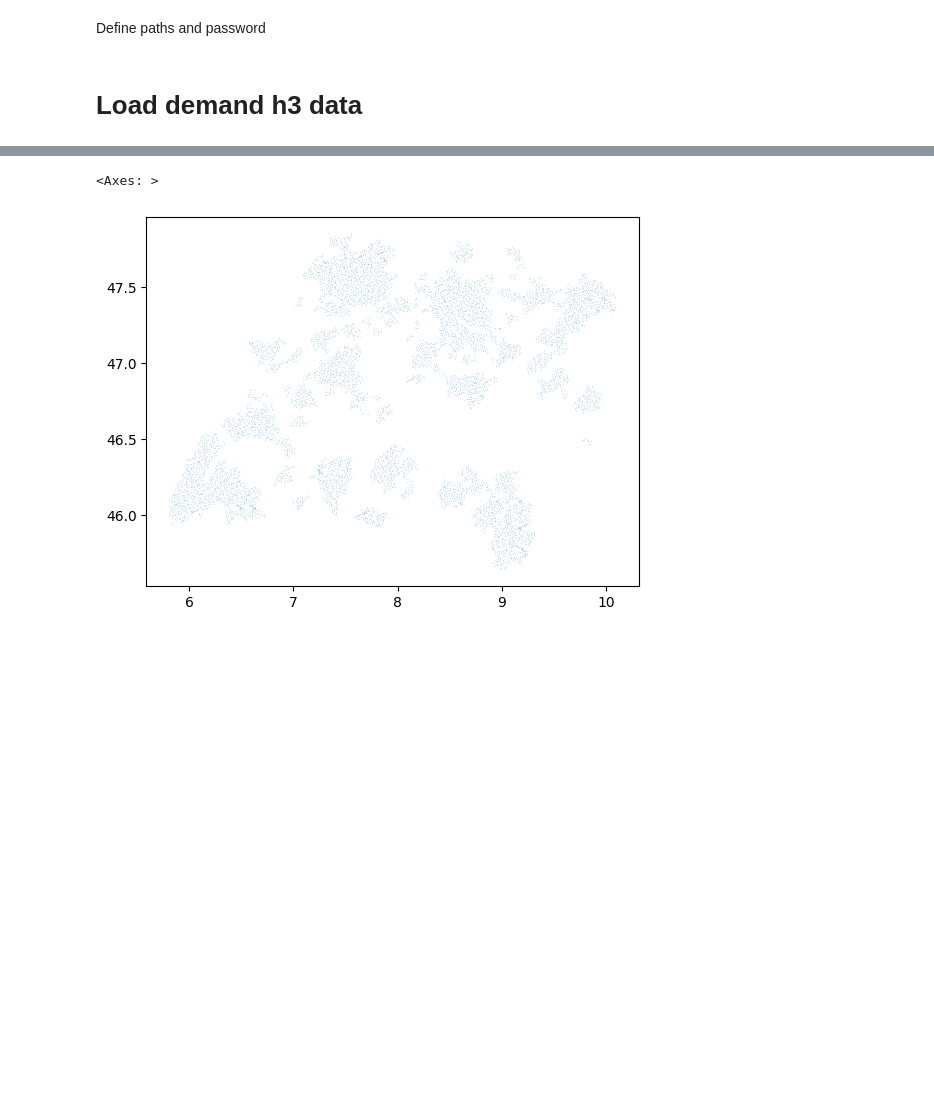
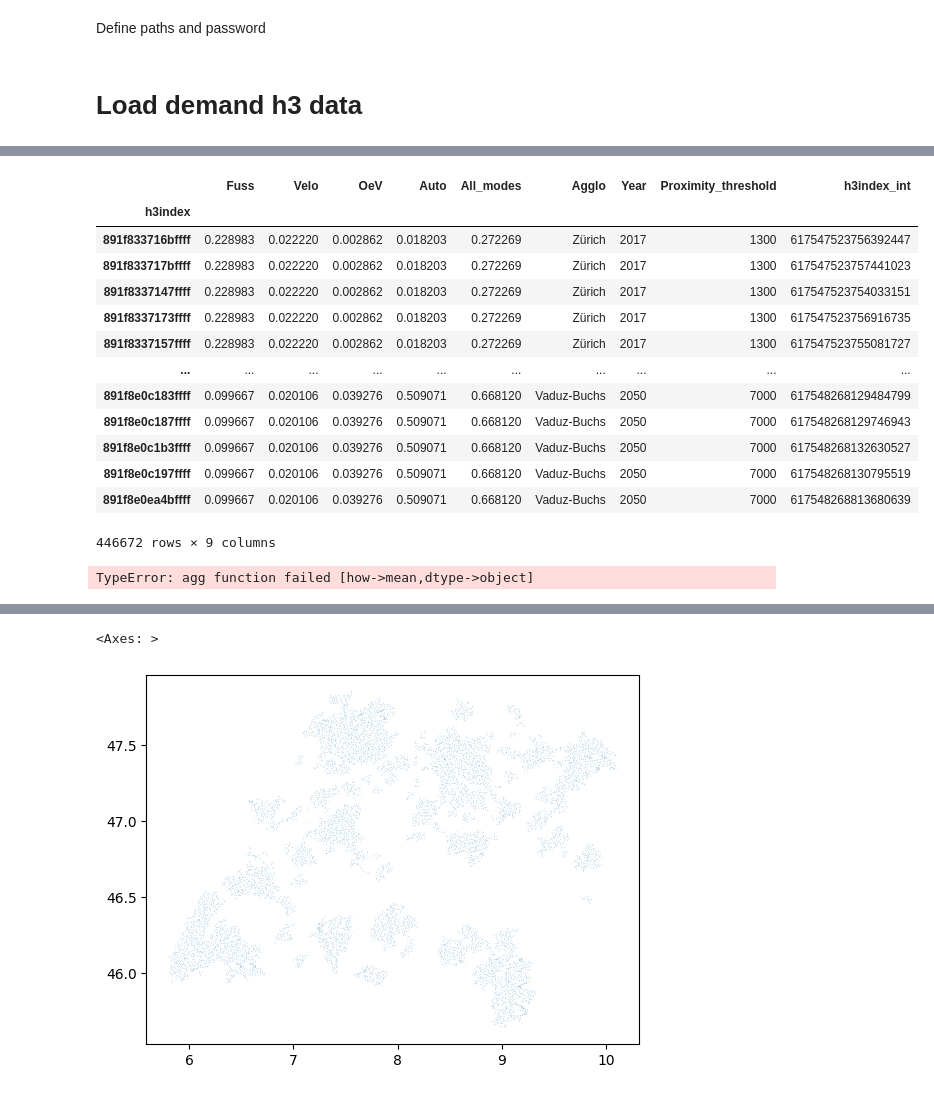
Before and after one commit to EPFL-ENAC/LASUR-swiss-proximity, a Jupyter notebook: data_processing/processing.ipynb, the cells around one changed output, grey strips where cells are left out. Saved outputs shown, nothing was run; the diff lists cells and outputs as text; code cells hidden in the pictures; blank space fills up the shorter version.

```diff
--- a/data_processing/processing.ipynb
+++ b/data_processing/processing.ipynb
@@ -42,3 +49,24 @@ df
+# %%
+df[(df["All_modes"] != 0 )| (df["Fuss"] != 0)]
+# %% [output]
+|  | Fuss | Velo | OeV | Auto | All_modes | Agglo | Year | Proximity_threshold | h3index_int |
+| h3index |  |  |  |  |  |  |  |  |  |
+| 891f833716bffff | 0.228983 | 0.022220 | 0.002862 | 0.018203 | 0.272269 | Zürich | 2017 | 1300 | 617547523756392447 |
+| 891f833717bffff | 0.228983 | 0.022220 | 0.002862 | 0.018203 | 0.272269 | Zürich | 2017 | 1300 | 617547523757441023 |
+| 891f8337147ffff | 0.228983 | 0.022220 | 0.002862 | 0.018203 | 0.272269 | Zürich | 2017 | 1300 | 617547523754033151 |
+| 891f8337173ffff | 0.228983 | 0.022220 | 0.002862 | 0.018203 | 0.272269 | Zürich | 2017 | 1300 | 617547523756916735 |
+| 891f8337157ffff | 0.228983 | 0.022220 | 0.002862 | 0.018203 | 0.272269 | Zürich | 2017 | 1300 | 617547523755081727 |
+| ... | ... | ... | ... | ... | ... | ... | ... | ... | ... |
+| 891f8e0c183ffff | 0.099667 | 0.020106 | 0.039276 | 0.509071 | 0.668120 | Vaduz-Buchs | 2050 | 7000 | 617548268129484799 |
+| 891f8e0c187ffff | 0.099667 | 0.020106 | 0.039276 | 0.509071 | 0.668120 | Vaduz-Buchs | 2050 | 7000 | 617548268129746943 |
+| 891f8e0c1b3ffff | 0.099667 | 0.020106 | 0.039276 | 0.509071 | 0.668120 | Vaduz-Buchs | 2050 | 7000 | 617548268132630527 |
+| 891f8e0c197ffff | 0.099667 | 0.020106 | 0.039276 | 0.509071 | 0.668120 | Vaduz-Buchs | 2050 | 7000 | 617548268130795519 |
+| 891f8e0ea4bffff | 0.099667 | 0.020106 | 0.039276 | 0.509071 | 0.668120 | Vaduz-Buchs | 2050 | 7000 | 617548268813680639 |
+446672 rows × 9 columns
+# %%
+df.h3.h3_to_parent_aggregate(7,operation='mean')
+# %% [output]
+TypeError: agg function failed [how->mean,dtype->object]
 # %%
 
 # filter out the rows with no h3_index or NaN values
```
Also changed, not shown: parts of 6 cells of this notebook, 4 other files.
